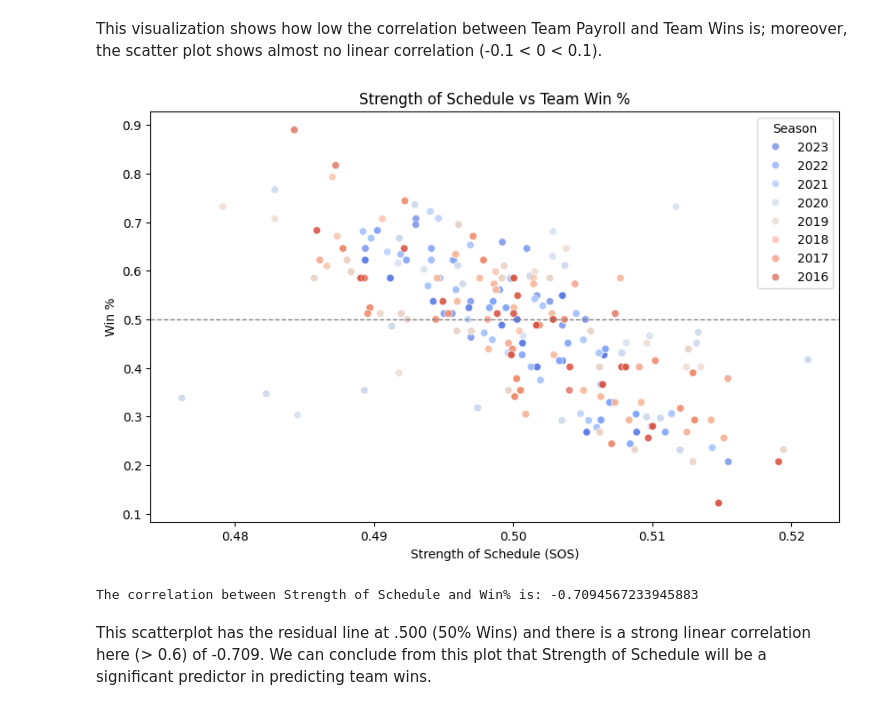
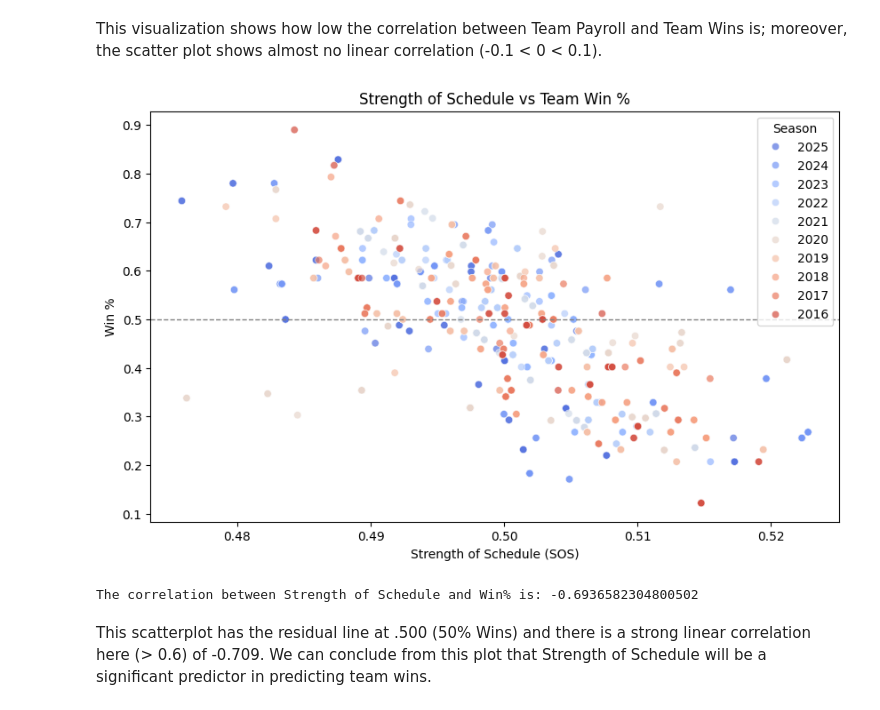
Before and after one commit to trustanprice/basketball-predictions, a Jupyter notebook: notebooks/02_exploration.ipynb, the cells around one changed output. Cells and saved outputs as stored; diff of their text form; code cells hidden in the pictures.

```diff
--- a/notebooks/02_exploration.ipynb
+++ b/notebooks/02_exploration.ipynb
@@ -326,17 +287,17 @@ This visualization shows how low the correlation between Team Payroll and Team W
 # %%
 # Strength of Schedule vs Win%
 plt.figure(figsize=(10,6))
-sns.scatterplot(data=master_train, x="SOS", y="WIN%", hue=master_train["Season"].astype(str), palette="coolwarm", alpha=0.7)
+sns.scatterplot(data=master_df, x="SOS", y="WIN%", hue=master_df["Season"].astype(str), palette="coolwarm", alpha=0.7)
 plt.title("Strength of Schedule vs Team Win %")
 plt.xlabel("Strength of Schedule (SOS)")
 plt.ylabel("Win %")
 plt.axhline(0.5, color="gray", linestyle="--", linewidth=1)
 plt.show()
 
-print(f"The correlation between Strength of Schedule and Win% is: {master_train['SOS'].corr(master_train['WIN%'])}")
+print(f"The correlation between Strength of Schedule and Win% is: {master_df['SOS'].corr(master_df['WIN%'])}")
 # %% [output]
-[figure, old version]
+[figure, new version]
-The correlation between Strength of Schedule and Win% is: -0.7094567233945883
+The correlation between Strength of Schedule and Win% is: -0.6936582304800502
 # %% [markdown]
 This scatterplot has the residual line at .500 (50% Wins) and there is a strong linear correlation here (> 0.6) of -0.709. We can conclude from this plot that Strength of Schedule will be a significant predictor in predicting team wins.
 # %%
```
Also changed, not shown: parts of 14 cells of this notebook, 5 other files.
